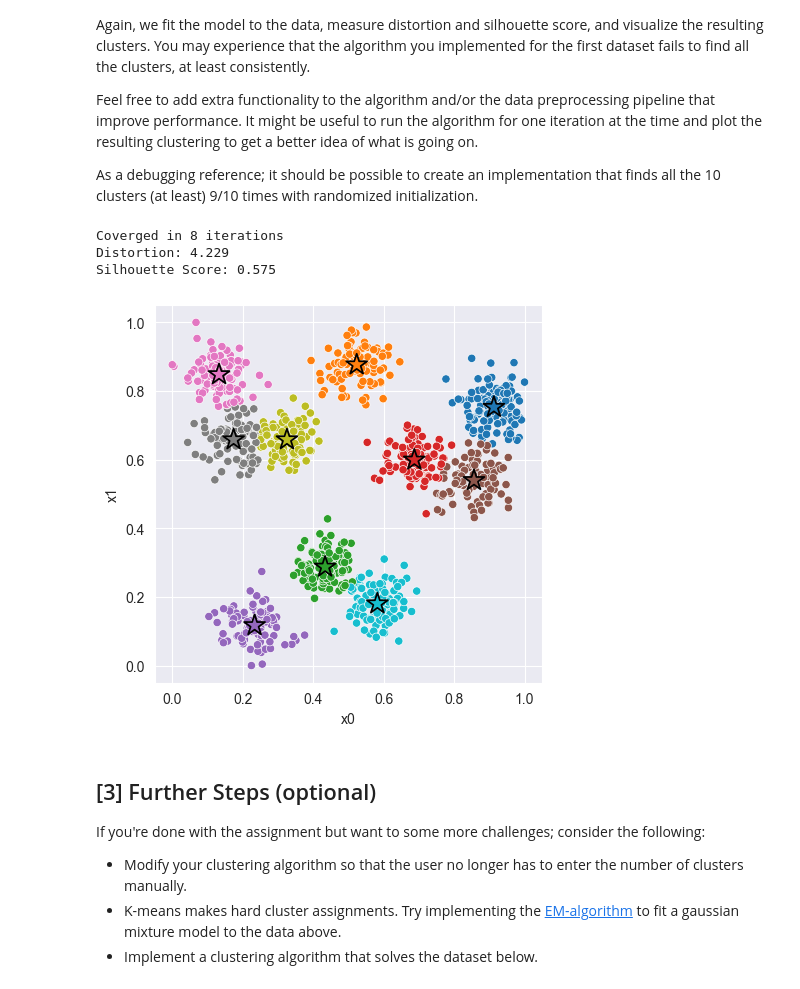
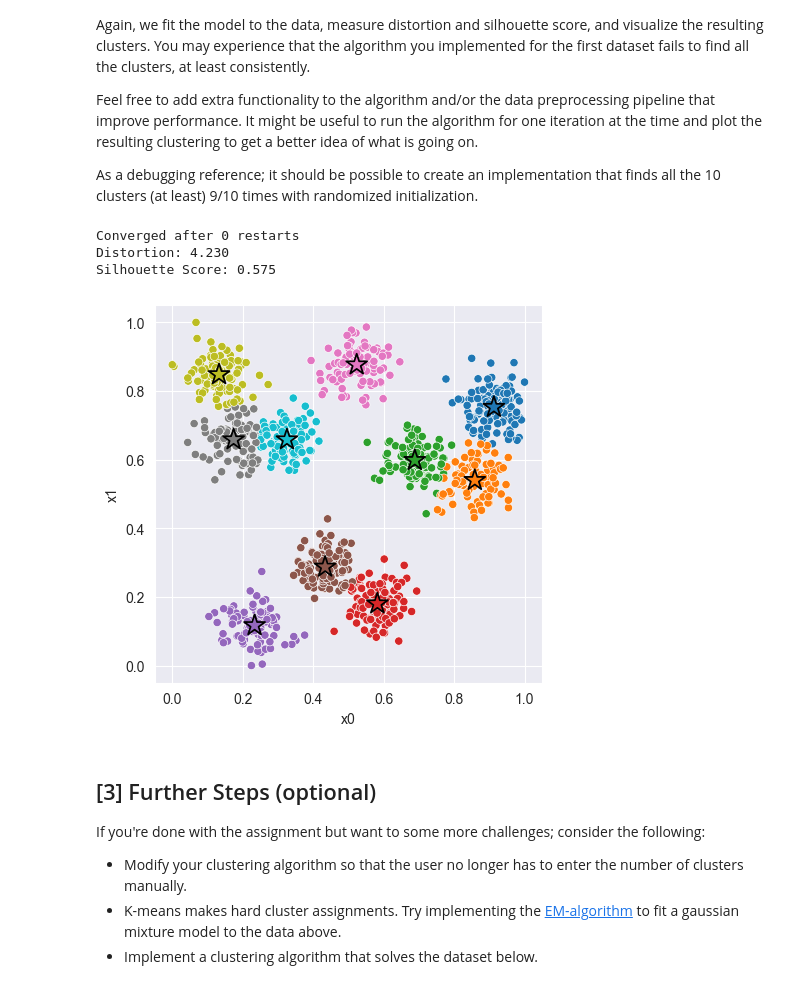
Before and after one commit to fredrvaa/tdt4173-2021-task-1, a Jupyter notebook: k_means/experiment.ipynb, the cells around one changed output. Saved outputs shown, nothing was run; the diff lists cells and outputs as text; code cells hidden in the pictures.

```diff
--- a/k_means/experiment.ipynb
+++ b/k_means/experiment.ipynb
@@ -128,35 +128,35 @@ As a debugging reference; it should be possible to create an implementation that
 # %%
 def normalize(df, feature, lower=0, upper=1):
     df[feature] = (df[feature]-df[feature].min())/(df[feature].max()-df[feature].min()) * (upper - lower) + lower
 
 # Fit Model
 X = data_2[['x0', 'x1']]
 
 # Normalize data
 normalize(X, 'x0')
 normalize(X, 'x1')
 
 # Fit model
-model_2 = km.KMeans(n_clusters = 10)  # <-- Feel free to add hyperparameters
+model_2 = km.KMeans(n_clusters = 10, max_restarts=30, max_distortion=4.8)  # <-- Feel free to add hyperparameters
 model_2.fit(X)
 
 # Compute Silhouette Score
 z = model_2.predict(X)
 print(f'Distortion: {km.euclidean_distortion(X, z) :.3f}')
 print(f'Silhouette Score: {km.euclidean_silhouette(X, z) :.3f}')
 
 # Plot cluster assignments
 C = model_2.get_centroids()
 K = len(C)
 _, ax = plt.subplots(figsize=(5, 5), dpi=100)
 sns.scatterplot(x='x0', y='x1', hue=z, hue_order=range(K), palette='tab10', data=X, ax=ax);
 sns.scatterplot(x=C[:,0], y=C[:,1], hue=range(K), palette='tab10', marker='*', s=250, edgecolor='black', ax=ax)
 ax.legend().remove();
 # %% [output]
-Coverged in 8 iterations
-Distortion: 4.229
+Converged after 0 restarts
+Distortion: 4.230
 Silhouette Score: 0.575
-[figure, old version]
+[figure, new version]
 # %% [markdown]
 ## [3] Further Steps (optional)
 
```
Also changed, not shown: parts of 1 cell of this notebook, 1 other file.
